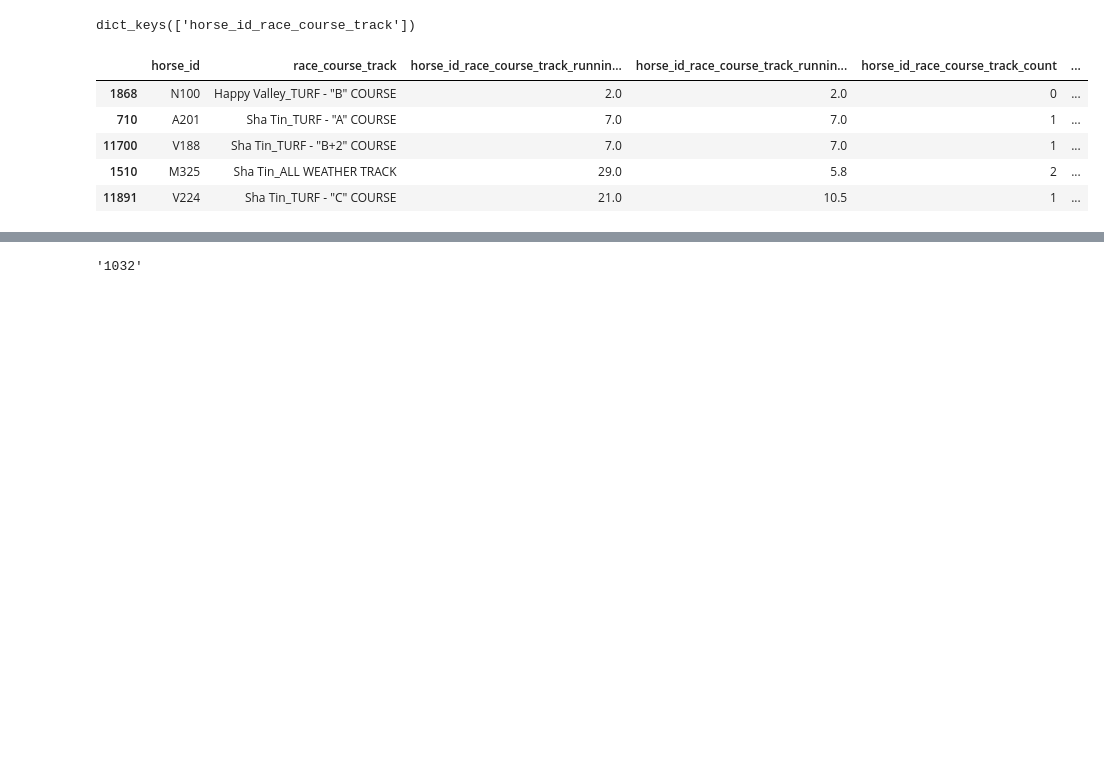
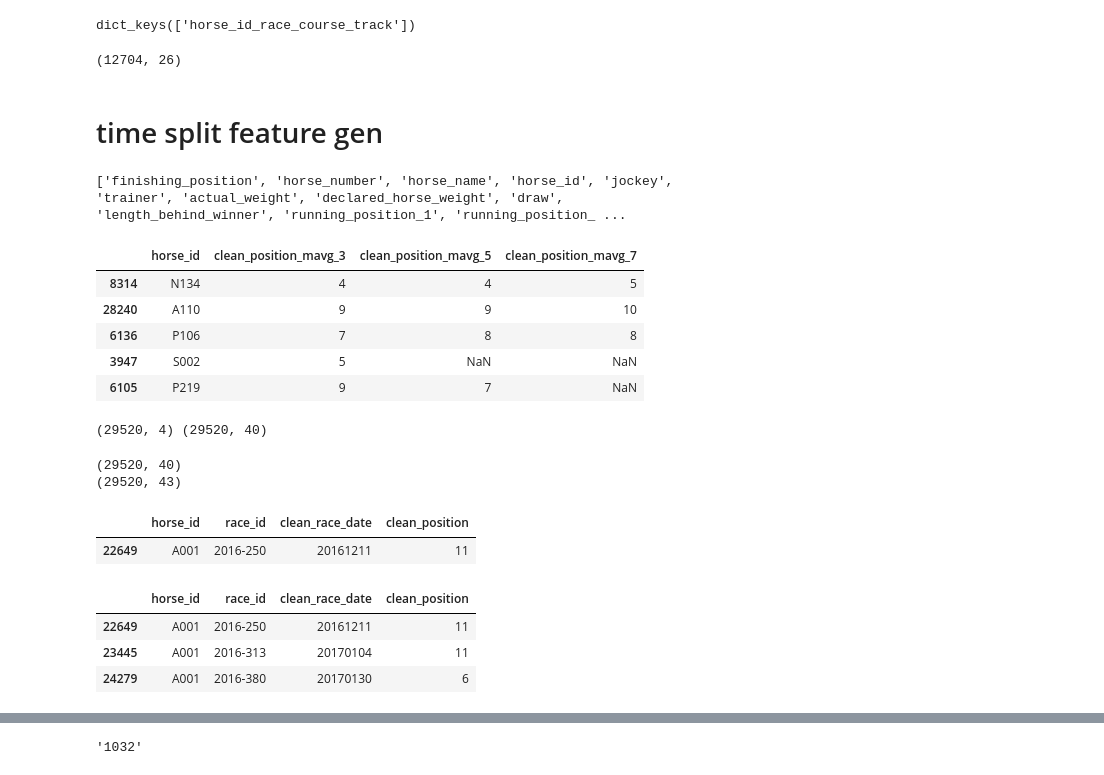
Before and after one commit to yifanxie/hk_horse_racing, a Jupyter notebook: notebooks/1.0_inital_analysis_featgen.ipynb, the cells around one changed output, grey strips where cells are left out. Cells and saved outputs as stored; diff of their text form; code cells hidden in the pictures; blank space fills up the shorter version.

Commit message:
horse racing - working on evaluation

```diff
--- a/notebooks/1.0_inital_analysis_featgen.ipynb
+++ b/notebooks/1.0_inital_analysis_featgen.ipynb
@@ -188,3 +256,22 @@ horse_df['isin_top3'] = (horse_df['clean_position'] <= 3).astype(int)
+# %%
+def convert_date_to_int(date_str: str) -> int:
+    """
+    Convert date string in YYYY-MM-DD format to integer that preserves ordering
+
+    Args:
+        date_str: Date string in YYYY-MM-DD format
+
+    Returns:
+        Integer in format YYYYMMDD
+
+    Example:
+        '2015-11-18' -> 20151118
+        '2016-03-31' -> 20160331
+    """
+    # Remove hyphens and convert to integer
+    return int(date_str.replace('-', ''))
+# %%
+race_df['clean_race_date'] = race_df['race_date'].apply(lambda x:convert_date_to_int(x))
 # %% [markdown]
 # merge data
 # %%
@@ -394,0 +554,8 @@ horse_track_stat = res_dfs['horse_id_race_course_track']
+# %%
+# horse_rp_stat = res_dfs['horse_id']
+horse_track_rp_stat = res_dfs['horse_id_race_course_track']
+
+# print(horse_rp_stat.shape)
+print(horse_track_rp_stat.shape)
+# %% [output]
+(12704, 26)
@@ -394,0 +565,6 @@ horse_track_stat = res_dfs['horse_id_race_course_track']
+# %% [markdown]
+# time split feature gen
+# %%
+print(horse_race_df.columns.tolist())
+# %% [output]
+['finishing_position', 'horse_number', 'horse_name', 'horse_id', 'jockey', 'trainer', 'actual_weight', 'declared_horse_weight', 'draw', 'length_behind_winner', 'running_position_1', 'running_position_ ...
@@ -395,9 +617,26 @@ horse_track_stat = res_dfs['horse_id_race_course_track']
+# %%
+horse_race_df = horse_race_df.sort_values(by=['clean_race_date','race_id'], ascending=True).reset_index(drop=True)
+# %%
+horse_mavgpos_df= calculate_running_position_stats(horse_race_df, 'horse_id',
+                                                       feature_col='clean_position', specific_value = 99)
 # %%
-horse_track_stat.sample(5)
+horse_mavgpos_df.sample(5)
 # %% [output]
-|  | horse_id | race_course_track | horse_id_race_course_track_runnin... | horse_id_race_course_track_runnin... | horse_id_race_course_track_count | ... |
-| 1868 | N100 | Happy Valley_TURF - "B" COURSE | 2.0 | 2.0 | 0 | ... |
-| 710 | A201 | Sha Tin_TURF - "A" COURSE | 7.0 | 7.0 | 1 | ... |
-| 11700 | V188 | Sha Tin_TURF - "B+2" COURSE | 7.0 | 7.0 | 1 | ... |
-| 1510 | M325 | Sha Tin_ALL WEATHER TRACK | 29.0 | 5.8 | 2 | ... |
-| 11891 | V224 | Sha Tin_TURF - "C" COURSE | 21.0 | 10.5 | 1 | ... |
+|  | horse_id | clean_position_mavg_3 | clean_position_mavg_5 | clean_position_mavg_7 |
+| 8314 | N134 | 4 | 4 | 5 |
+| 28240 | A110 | 9 | 9 | 10 |
+| 6136 | P106 | 7 | 8 | 8 |
+| 3947 | S002 | 5 | NaN | NaN |
+| 6105 | P219 | 9 | 7 | NaN |
+# %%
+print(horse_mavgpos_df.shape, horse_race_df.shape)
+# %% [output]
+(29520, 4) (29520, 40)
+# %%
+mavg_cols = [c for c in horse_mavgpos_df.columns if 'mavg' in c]
+print(horse_race_df.shape)
+horse_race_df = pd.concat([horse_race_df, horse_mavgpos_df[mavg_cols]], axis=1)
+print(horse_race_df.shape)
+# %% [output]
+(29520, 40)
+(29520, 43)
@@ -403,0 +649,12 @@ horse_track_stat.sample(5)
+# %%
+g[1][use_cols]
+# %% [output]
+|  | horse_id | race_id | clean_race_date | clean_position |
+| 22649 | A001 | 2016-250 | 20161211 | 11 |
+# %%
+list(group_objects)[0][1][use_cols]
+# %% [output]
+|  | horse_id | race_id | clean_race_date | clean_position |
+| 22649 | A001 | 2016-250 | 20161211 | 11 |
+| 23445 | A001 | 2016-313 | 20170104 | 11 |
+| 24279 | A001 | 2016-380 | 20170130 | 6 |
```
Also changed, not shown: parts of 68 cells of this notebook, 3 other files.
